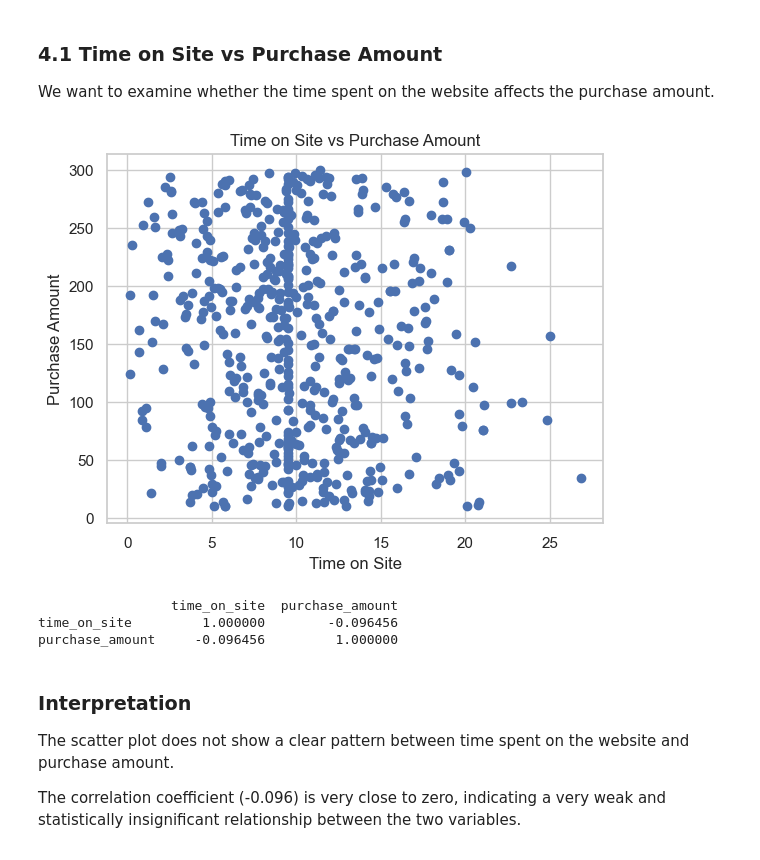
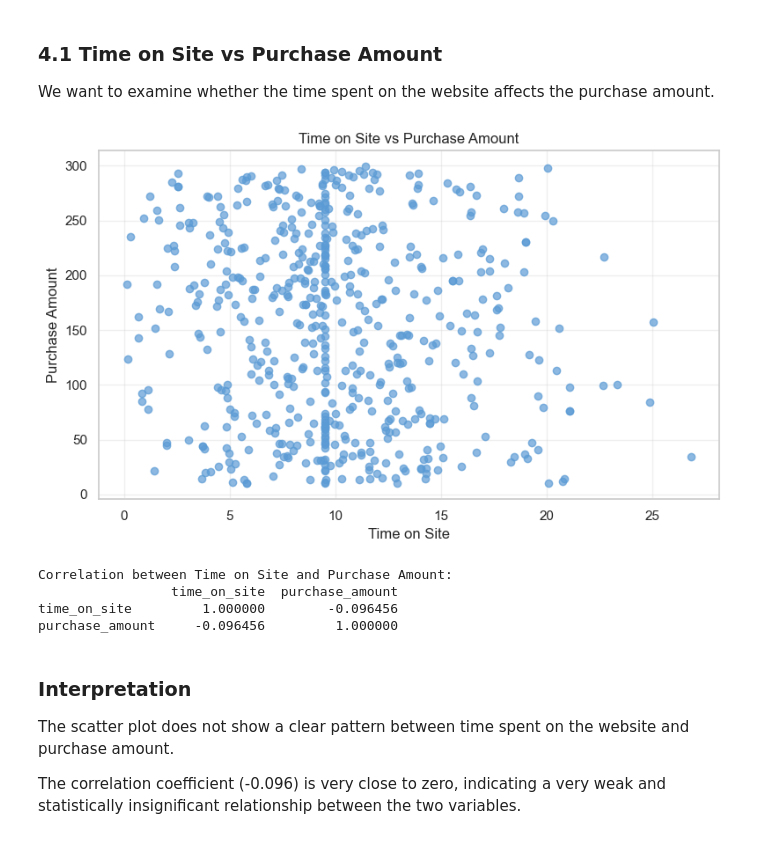
Before and after one commit to janajawabreh267/Data_Science_Project, a Jupyter notebook: notebooks/analysis.ipynb, the cells around one changed output. Drawn from its saved outputs; the diff is of its cells as text; code cells hidden in the pictures.

Commit message:
style: improve bivariate plot formatting

```diff
--- a/notebooks/analysis.ipynb
+++ b/notebooks/analysis.ipynb
@@ -356,16 +356,30 @@ We want to examine whether the time spent on the website affects the purchase am
 # %%
 import matplotlib.pyplot as plt
 
-plt.scatter(df_clean['time_on_site'], df_clean['purchase_amount'])
+plt.figure(figsize=(8,5))
+
+plt.scatter(
+    df_clean['time_on_site'],
+    df_clean['purchase_amount'],
+    color='#5b9bd5',
+    alpha=0.7
+)
+
 plt.xlabel("Time on Site")
 plt.ylabel("Purchase Amount")
 plt.title("Time on Site vs Purchase Amount")
+
+plt.grid(alpha=0.3)
+
+plt.tight_layout()
 plt.show()
 # %% [output]
-[figure, old version]
+[figure, new version]
 # %%
+print("Correlation between Time on Site and Purchase Amount:")
 print(df_clean[['time_on_site','purchase_amount']].corr())
 # %% [output]
+Correlation between Time on Site and Purchase Amount:
                  time_on_site  purchase_amount
 time_on_site         1.000000        -0.096456
 purchase_amount     -0.096456         1.000000
```
Also changed, not shown: parts of 8 cells of this notebook.
